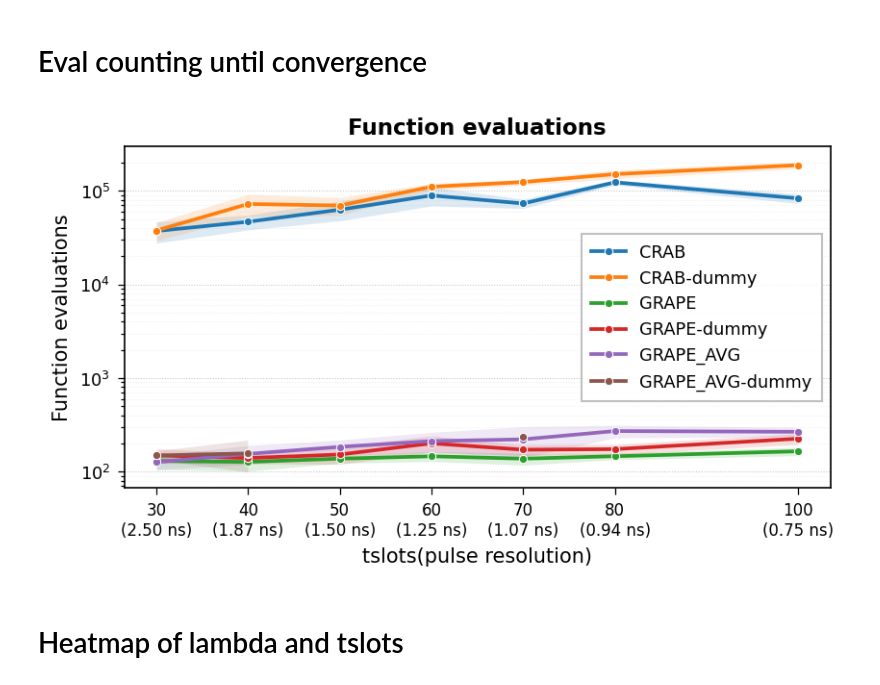
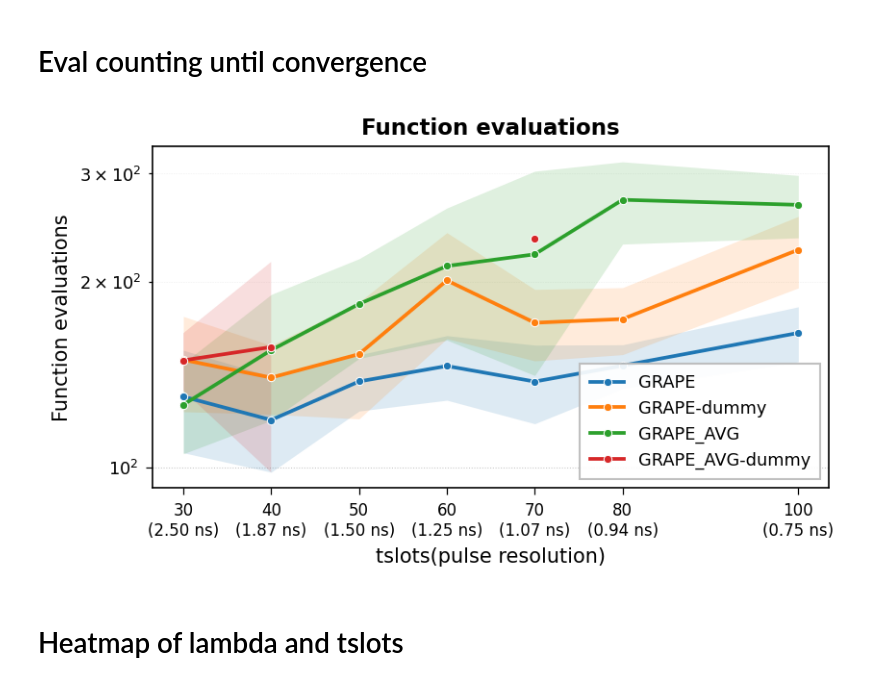
Before and after one commit to cicacica/VeriPulse, a Jupyter notebook: notebooks/data_processing.ipynb, the cells around one changed output. Saved outputs shown, nothing was run; the diff lists cells and outputs as text; code cells hidden in the pictures.

```diff
--- a/notebooks/data_processing.ipynb
+++ b/notebooks/data_processing.ipynb
@@ -244,15 +242,15 @@ def plot_summary_property(
 # %%
 slots = [30, 40, 50, 60, 70, 80, 100]
 summaries = dict()
-summaries['CRAB'] = summary_byslot('CRAB', slots, data_dir_dummyless)
-summaries['CRAB-dummy'] = summary_byslot('CRAB', slots, data_dir_dummyyes)
+#summaries['CRAB'] = summary_byslot('CRAB', slots, data_dir_dummyless)
+#summaries['CRAB-dummy'] = summary_byslot('CRAB', slots, data_dir_dummyyes)
 summaries['GRAPE'] = summary_byslot("GRAPE", slots, data_dir_dummyless)
 summaries['GRAPE-dummy'] = summary_byslot("GRAPE", slots, data_dir_dummyyes)
 summaries['GRAPE_AVG'] = summary_byslot('GRAPE_AVG', slots, data_dir_dummyless)
 summaries['GRAPE_AVG-dummy'] = summary_byslot('GRAPE_AVG', slots, data_dir_dummyyes)
 plot_summary_property(summaries = summaries, quantity='eval', log_y=True)
 # %% [output]
-[figure, old version]
+[figure, new version]
 # %% [markdown]
 # Heatmap of lambda and tslots
 # %%
```
Also changed, not shown: parts of 10 cells of this notebook, 3 other files.
